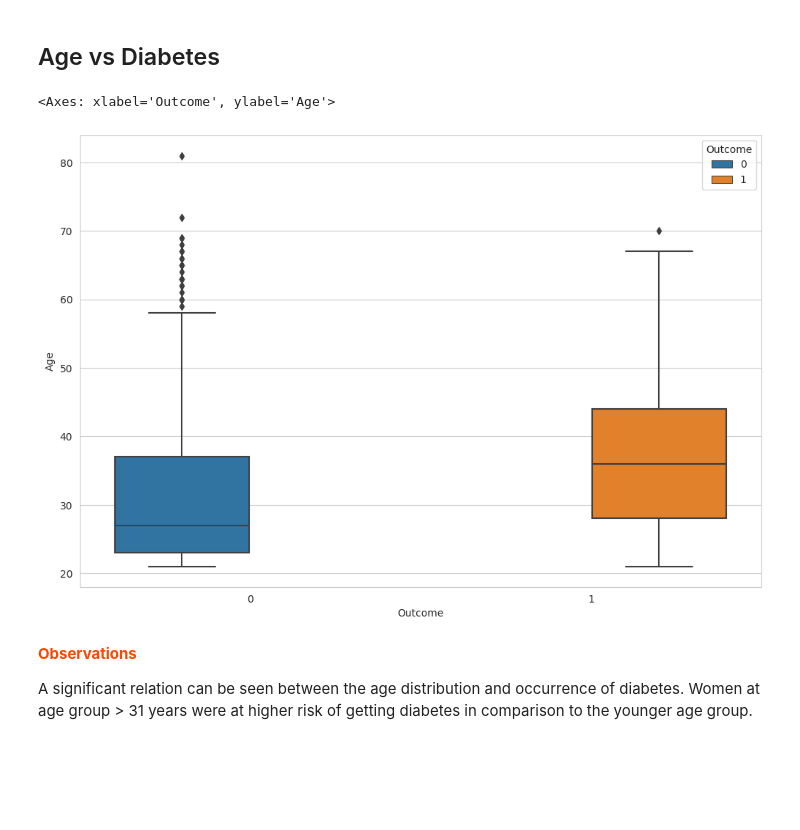
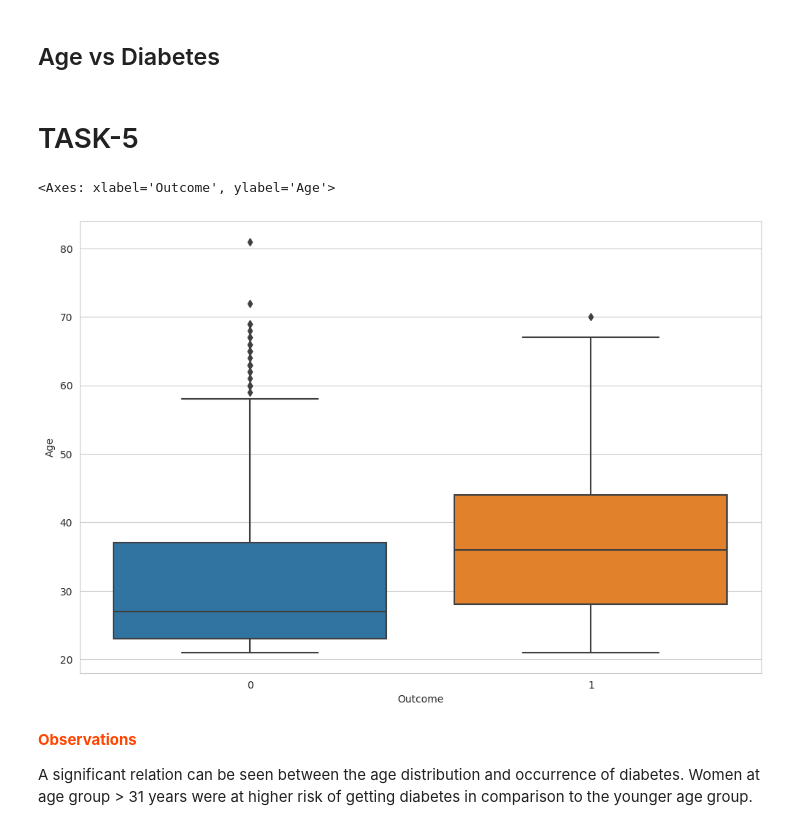
Before and after one commit to Gopi811/FMML-Course-Assignments, a Jupyter notebook: Mod3_project.ipynb, the cells around one changed output. Cells and saved outputs as stored; diff of their text form; code cells hidden in the pictures; blank space fills up the shorter version.

```diff
--- a/Mod3_project.ipynb
+++ b/Mod3_project.ipynb
@@ -264,10 +258,11 @@ The interquartile range for the women who tested positive reaches a higher BMI t
+# %% [markdown]
+# TASK-5
 # %%
-## TASK-5: Display a boxplot between Age and Diabetes.
 plt.figure(figsize=(12,8))
-sns.boxplot(x='Outcome', y='Age',data=diabetes_data, hue='Outcome')
+sns.boxplot(x='Outcome', y='Age',data=diabetes_data)
 # %% [output]
 <Axes: xlabel='Outcome', ylabel='Age'>
-[figure, old version]
+[figure, new version]
 # %% [markdown]
 <p style="font-weight: bold;color:#FF4500"><b>Observations</b></p>
 
```
Also changed, not shown: parts of 44 cells of this notebook.
